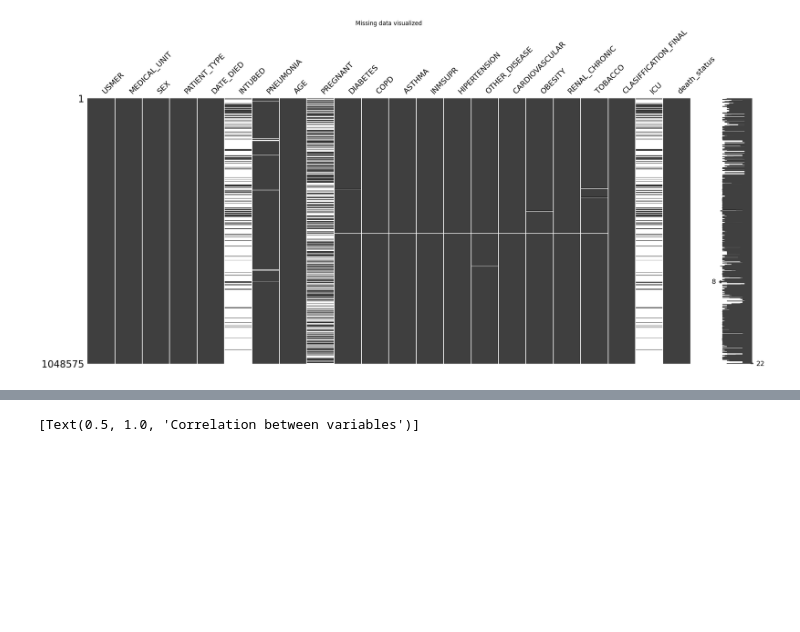
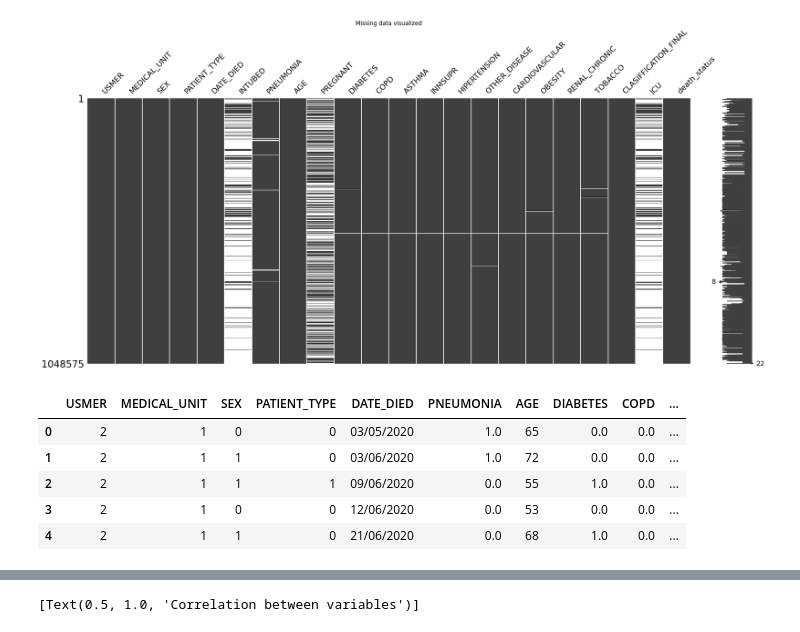
Before and after one commit to nash268/Covidprognosisreport, a Jupyter notebook: Covid_prognosis.ipynb, the cells around one changed output, grey strips where cells are left out. Drawn from its saved outputs; the diff is of its cells as text; code cells hidden in the pictures; blank space fills up the shorter version.

```diff
--- a/Covid_prognosis.ipynb
+++ b/Covid_prognosis.ipynb
@@ -56,3 +76,12 @@ ax.set(title='Missing data visualized')
 # %%
 # Droping columns with lot of missing data
 df = df.drop(['INTUBED', 'PREGNANT', 'ICU'], axis=1)
+# %%
+df.head()
+# %% [output]
+|  | USMER | MEDICAL_UNIT | SEX | PATIENT_TYPE | DATE_DIED | PNEUMONIA | AGE | DIABETES | COPD | ... |
+| 0 | 2 | 1 | 0 | 0 | 03/05/2020 | 1.0 | 65 | 0.0 | 0.0 | ... |
+| 1 | 2 | 1 | 1 | 0 | 03/06/2020 | 1.0 | 72 | 0.0 | 0.0 | ... |
+| 2 | 2 | 1 | 1 | 1 | 09/06/2020 | 0.0 | 55 | 1.0 | 0.0 | ... |
+| 3 | 2 | 1 | 0 | 0 | 12/06/2020 | 0.0 | 53 | 0.0 | 0.0 | ... |
+| 4 | 2 | 1 | 1 | 0 | 21/06/2020 | 0.0 | 68 | 1.0 | 0.0 | ... |
```
Also changed, not shown: parts of 2 cells of this notebook.
